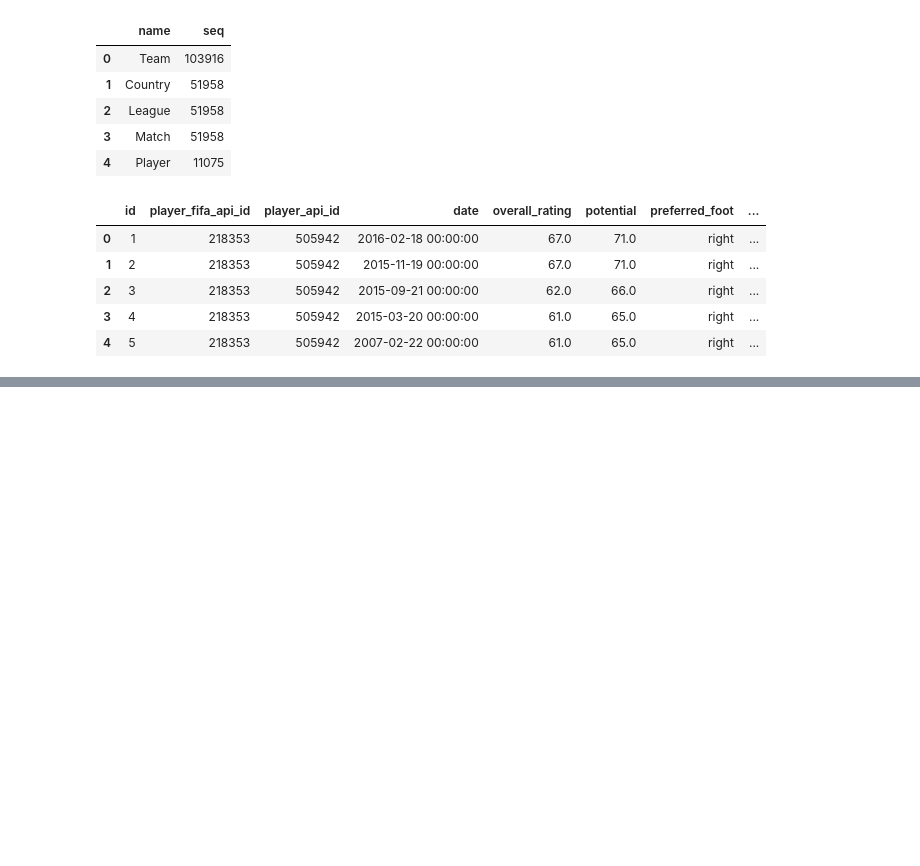
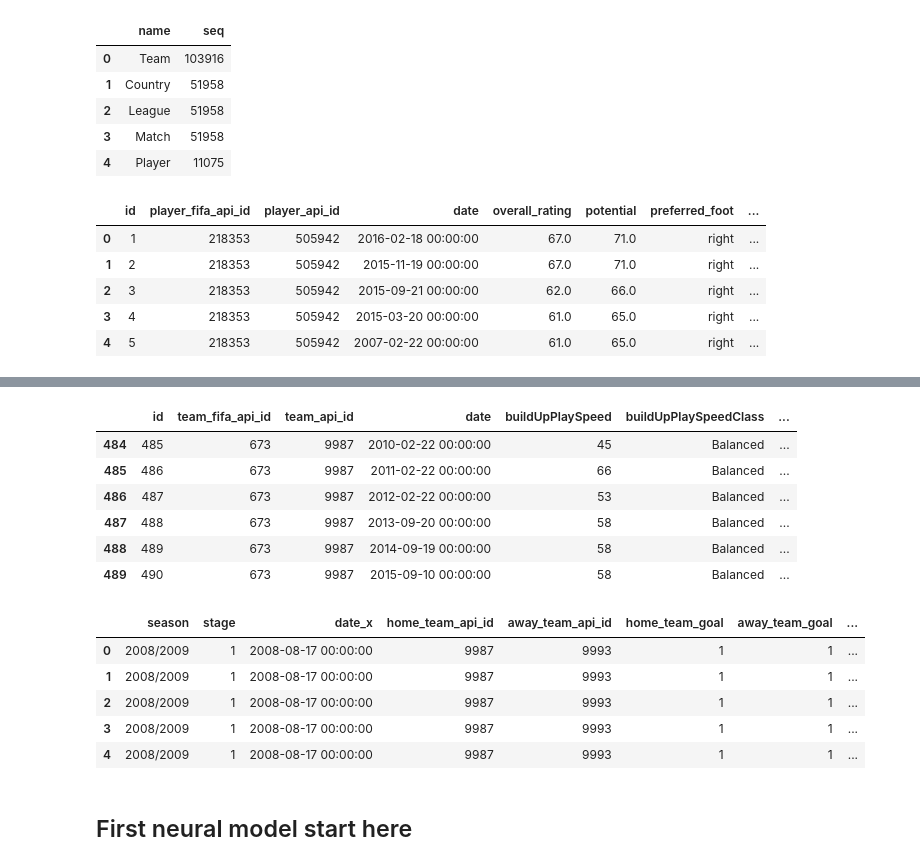
Before and after one commit to raedovj/NN19_Project_Football, a Jupyter notebook: Football.ipynb, the cells around one changed output, grey strips where cells are left out. Cells and saved outputs as stored; diff of their text form; code cells hidden in the pictures; blank space fills up the shorter version.

Commit message:
started merging tables that we have

```diff
--- a/Football.ipynb
+++ b/Football.ipynb
@@ -112,3 +182,24 @@ player_attributes_t.head()
+# %%
+display(team_attributes_t[team_attributes_t.team_api_id == 9987])
+
+final_df = final_df.merge(team_attributes_t, left_on='home_team_api_id', right_on='team_api_id')
+final_df.head()
+# %% [output]
+|  | id | team_fifa_api_id | team_api_id | date | buildUpPlaySpeed | buildUpPlaySpeedClass | ... |
+| 484 | 485 | 673 | 9987 | 2010-02-22 00:00:00 | 45 | Balanced | ... |
+| 485 | 486 | 673 | 9987 | 2011-02-22 00:00:00 | 66 | Balanced | ... |
+| 486 | 487 | 673 | 9987 | 2012-02-22 00:00:00 | 53 | Balanced | ... |
+| 487 | 488 | 673 | 9987 | 2013-09-20 00:00:00 | 58 | Balanced | ... |
+| 488 | 489 | 673 | 9987 | 2014-09-19 00:00:00 | 58 | Balanced | ... |
+| 489 | 490 | 673 | 9987 | 2015-09-10 00:00:00 | 58 | Balanced | ... |
+|  | season | stage | date_x | home_team_api_id | away_team_api_id | home_team_goal | away_team_goal | ... |
+| 0 | 2008/2009 | 1 | 2008-08-17 00:00:00 | 9987 | 9993 | 1 | 1 | ... |
+| 1 | 2008/2009 | 1 | 2008-08-17 00:00:00 | 9987 | 9993 | 1 | 1 | ... |
+| 2 | 2008/2009 | 1 | 2008-08-17 00:00:00 | 9987 | 9993 | 1 | 1 | ... |
+| 3 | 2008/2009 | 1 | 2008-08-17 00:00:00 | 9987 | 9993 | 1 | 1 | ... |
+| 4 | 2008/2009 | 1 | 2008-08-17 00:00:00 | 9987 | 9993 | 1 | 1 | ... |
+# %% [markdown]
+## First neural model start here
 # %%
 from keras.models import Model
 from keras.layers import Input, Activation, Flatten, Dense, Concatenate
```
Also changed, not shown: parts of 5 cells of this notebook.
